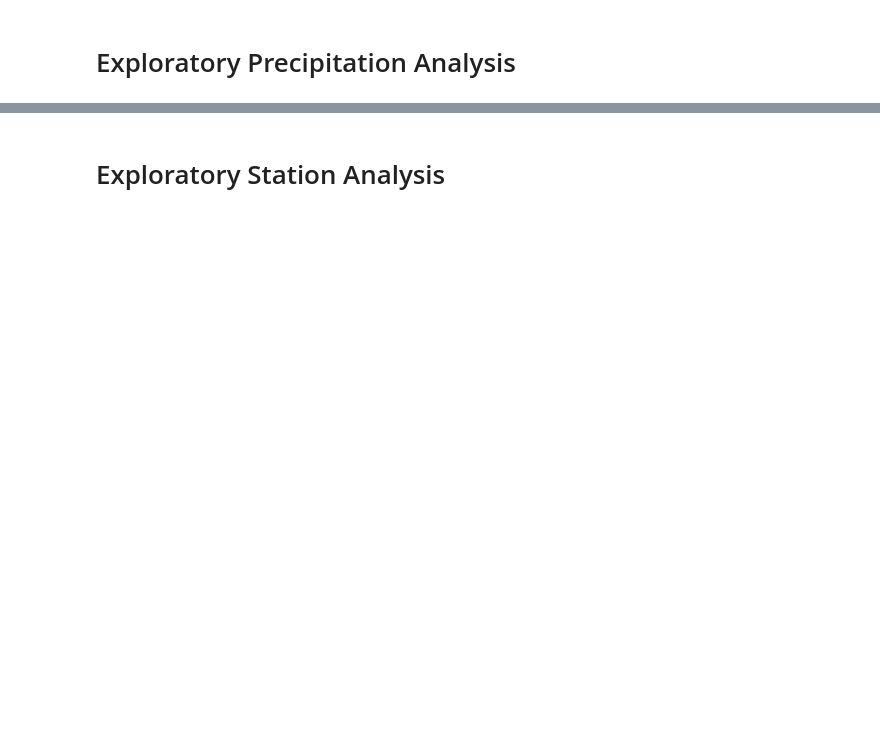
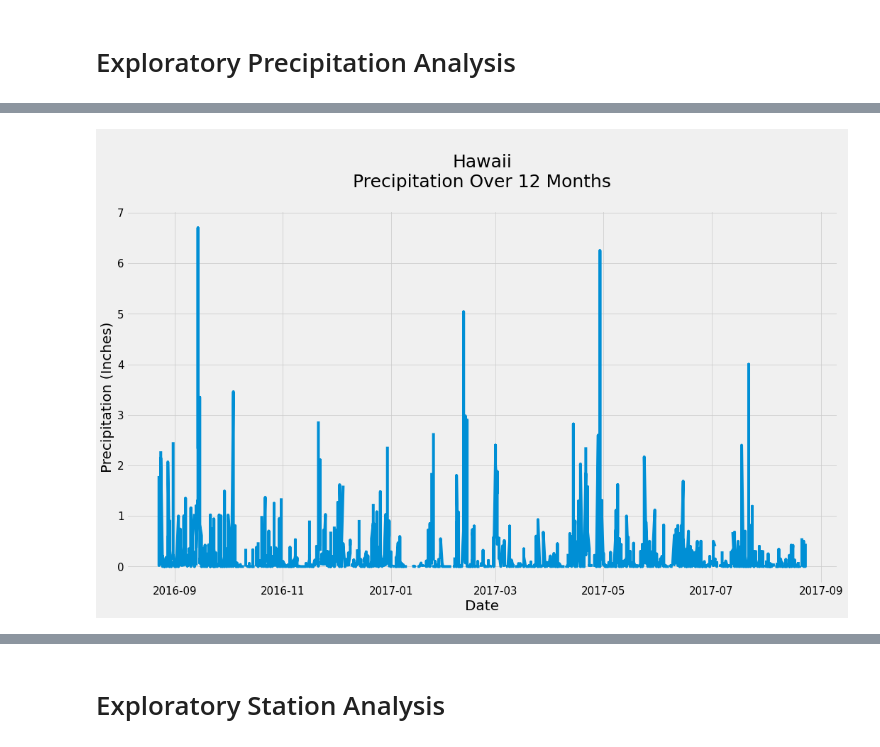
Before and after one commit to uno-sebastian/sqlalchemy-challenge, a Jupyter notebook: climate_analysis.ipynb, the cells around one changed output, grey strips where cells are left out. Cells and saved outputs as stored; diff of their text form; code cells hidden in the pictures; blank space fills up the shorter version.

```diff
--- a/climate_analysis.ipynb
+++ b/climate_analysis.ipynb
@@ -100,5 +101,8 @@ datetime.datetime(2017, 8, 23, 0, 0)
 # %%
 def measurement_query_to_dataframe(query):
+    """
+    Convert a sqlalchemy query for the class measurement into a formatted dataframe
+    """
     df = pd.read_sql(query.statement, session.bind)
     df.set_index('id', inplace = True)
     df['date'] = pd.to_datetime(df['date'], format=datetime_format)
@@ -109,16 +113,4 @@ def measurement_query_to_dataframe(query):
 
 # Calculate the date one year from the last date in data set.
 one_year_ago = most_recent_date - rd.relativedelta(years = 1)
-
-# Perform a query to retrieve the data and precipitation scores
-precipitation_scores = session.query(Measurement).\
-    filter(
-    Measurement.date >= one_year_ago.date(),
-    Measurement.date <= most_recent_date.date()
-)
-# Save the query results as a Pandas DataFrame and set the index to the date column
-precipitation_scores_df = measurement_query_to_dataframe(precipitation_scores)
-# Sort the dataframe by date
-precipitation_scores_df.sort_values(by = ['date'], inplace = True)
-
-# Use Pandas Plotting with Matplotlib to plot the data
+one_year_ago.date()
@@ -124,0 +119,12 @@ precipitation_scores_df.sort_values(by = ['date'], inplace = True)
+# %%
+# Perform a query to retrieve the data and precipitation scores
+precipitation_scores = session.query(Measurement).\
+    filter(
+    func.DATE(Measurement.date) >= func.DATE(one_year_ago.date()),
+    func.DATE(Measurement.date) <= func.DATE(most_recent_date.date())
+)
+# Save the query results as a Pandas DataFrame and set the index to the date column
+precipitation_scores_df = measurement_query_to_dataframe(precipitation_scores)
+# Sort the dataframe by date
+precipitation_scores_df.sort_values(by = ["date"], inplace = True)
+precipitation_scores_df
@@ -125,2 +146,19 @@ precipitation_scores_df.sort_values(by = ['date'], inplace = True)
+# %%
+# Use Pandas Plotting with Matplotlib to plot the data
+fig, ax = plt.subplots(1, 1, figsize = (16,9))
+plt.plot(
+    precipitation_scores_df['date'],
+    precipitation_scores_df['prcp']
+)
+plt.title('\nHawaii\nPrecipitation Over 12 Months\n', fontsize = (25))
+plt.xlabel('Date', fontsize = (20))
+plt.ylabel('Precipitation (Inches)', fontsize = (20))
+plt.xticks(fontsize = 15)
+plt.yticks(fontsize = 15)
+plt.grid(alpha = 0.75)
+plt.savefig('Images/precipitation_over_12_months.png')
+plt.show()
+# %% [output]
+[figure, added]
 # %%
 # Use Pandas to calcualte the summary statistics for the precipitation data
```
Also changed, not shown: parts of 9 cells of this notebook, 3 other files.
